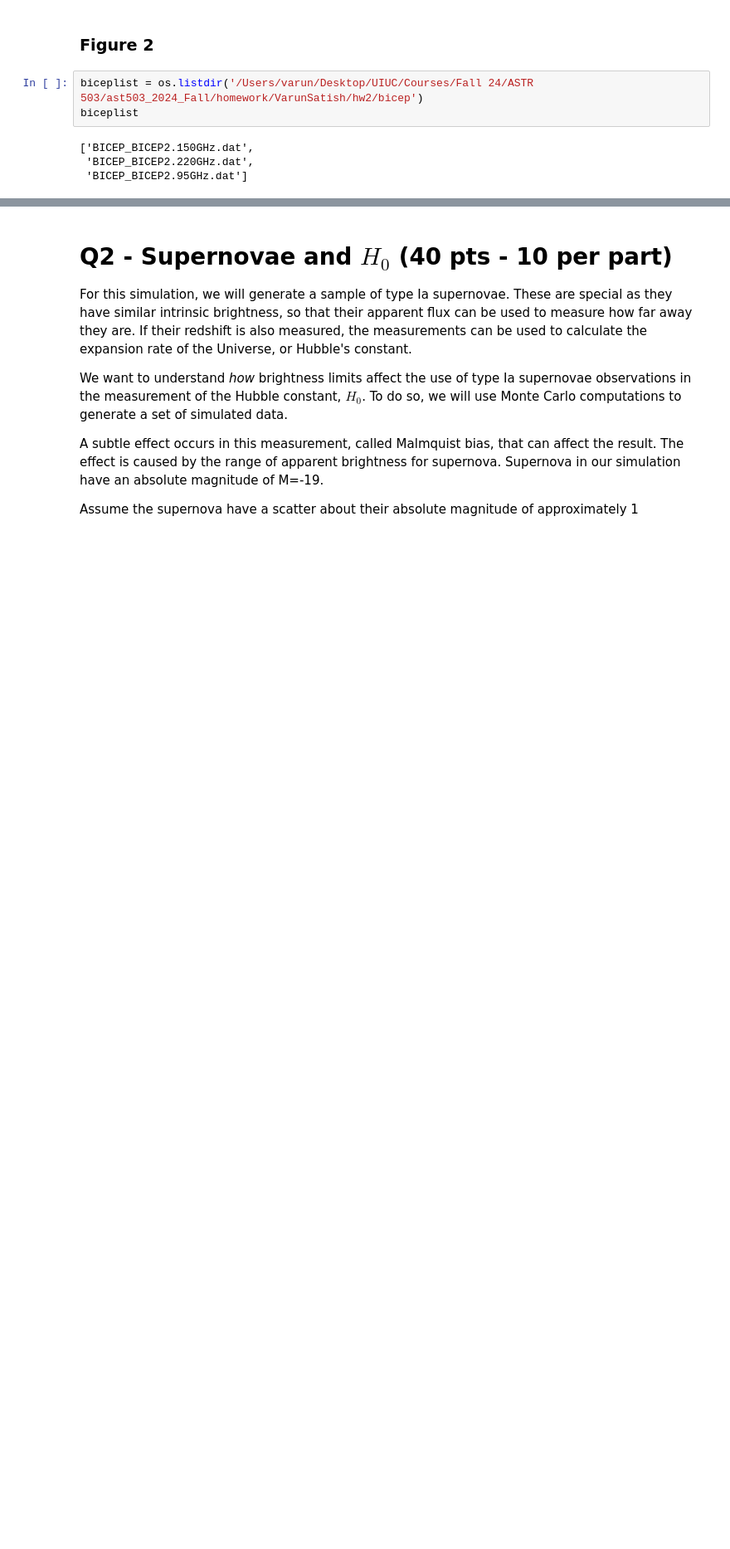
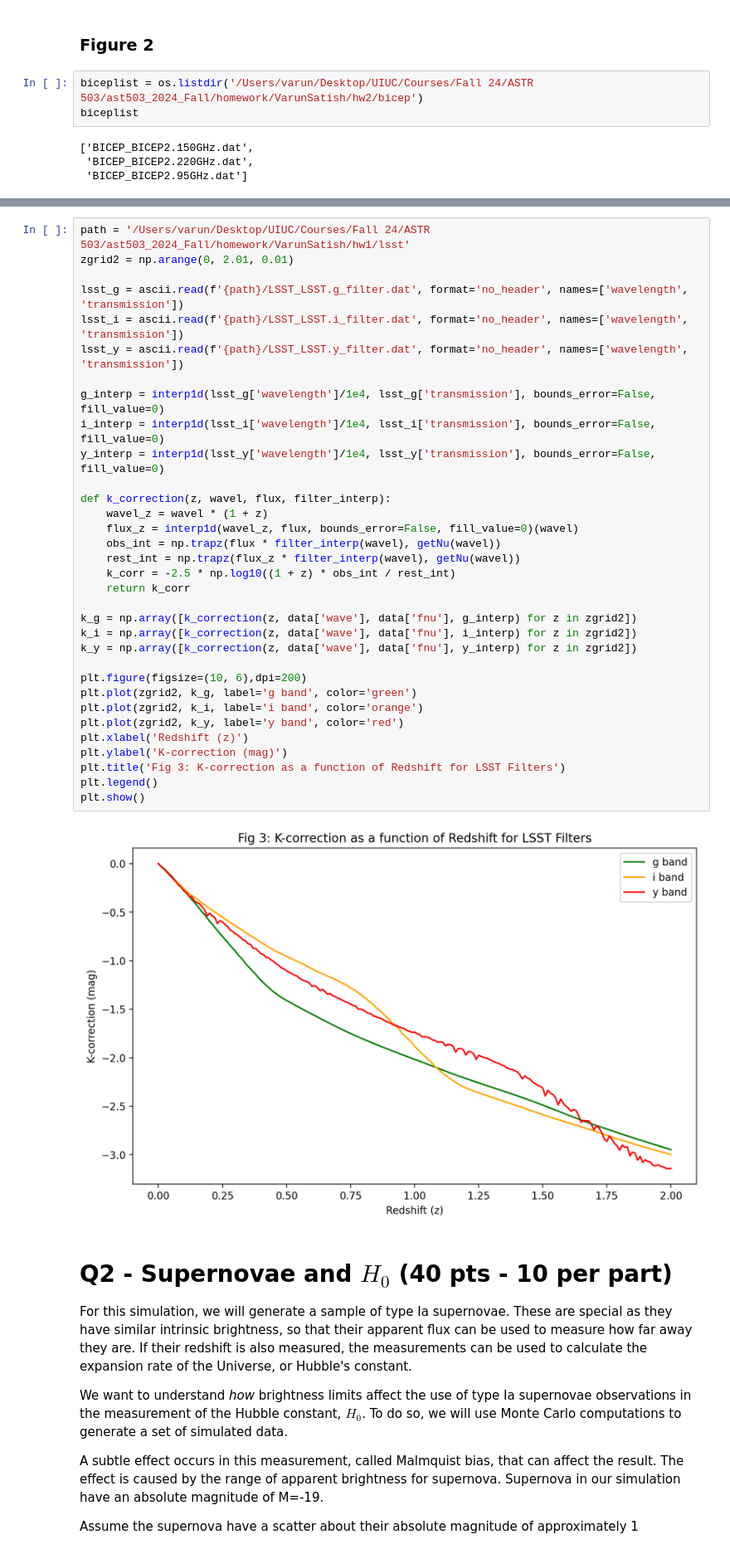
Before and after one commit to gnarayan/ast503_2024_Fall, a Jupyter notebook: homework/VarunSatish/hw2/HW2_ASTR503_VarunSatish.ipynb, the cells around one changed output, grey strips where cells are left out. Shown at 83% size. Cells and saved outputs as stored; diff of their text form; blank space fills up the shorter version.

```diff
--- a/homework/VarunSatish/hw2/HW2_ASTR503_VarunSatish.ipynb
+++ b/homework/VarunSatish/hw2/HW2_ASTR503_VarunSatish.ipynb
@@ -146,3 +149,38 @@ plt.show()
+# %%
+path = '/Users/varun/Desktop/UIUC/Courses/Fall 24/ASTR 503/ast503_2024_Fall/homework/VarunSatish/hw1/lsst'
+zgrid2 = np.arange(0, 2.01, 0.01)
+
+lsst_g = ascii.read(f'{path}/LSST_LSST.g_filter.dat', format='no_header', names=['wavelength', 'transmission'])
+lsst_i = ascii.read(f'{path}/LSST_LSST.i_filter.dat', format='no_header', names=['wavelength', 'transmission'])
+lsst_y = ascii.read(f'{path}/LSST_LSST.y_filter.dat', format='no_header', names=['wavelength', 'transmission'])
+
+g_interp = interp1d(lsst_g['wavelength']/1e4, lsst_g['transmission'], bounds_error=False, fill_value=0)
+i_interp = interp1d(lsst_i['wavelength']/1e4, lsst_i['transmission'], bounds_error=False, fill_value=0)
+y_interp = interp1d(lsst_y['wavelength']/1e4, lsst_y['transmission'], bounds_error=False, fill_value=0)
+
+def k_correction(z, wavel, flux, filter_interp):
+    wavel_z = wavel * (1 + z)
+    flux_z = interp1d(wavel_z, flux, bounds_error=False, fill_value=0)(wavel)
+    obs_int = np.trapz(flux * filter_interp(wavel), getNu(wavel))
+    rest_int = np.trapz(flux_z * filter_interp(wavel), getNu(wavel))
+    k_corr = -2.5 * np.log10((1 + z) * obs_int / rest_int)
+    return k_corr
+
+k_g = np.array([k_correction(z, data['wave'], data['fnu'], g_interp) for z in zgrid2])
+k_i = np.array([k_correction(z, data['wave'], data['fnu'], i_interp) for z in zgrid2])
+k_y = np.array([k_correction(z, data['wave'], data['fnu'], y_interp) for z in zgrid2])
+
+plt.figure(figsize=(10, 6),dpi=200)
+plt.plot(zgrid2, k_g, label='g band', color='green')
+plt.plot(zgrid2, k_i, label='i band', color='orange')
+plt.plot(zgrid2, k_y, label='y band', color='red')
+plt.xlabel('Redshift (z)')
+plt.ylabel('K-correction (mag)')
+plt.title('Fig 3: K-correction as a function of Redshift for LSST Filters')
+plt.legend()
+plt.show()
+# %% [output]
+[figure, added]
 # %% [markdown]
 # Q2 - Supernovae and $H_0$ (40 pts - 10 per part)
 
```
Also changed, not shown: parts of 6 cells of this notebook.
